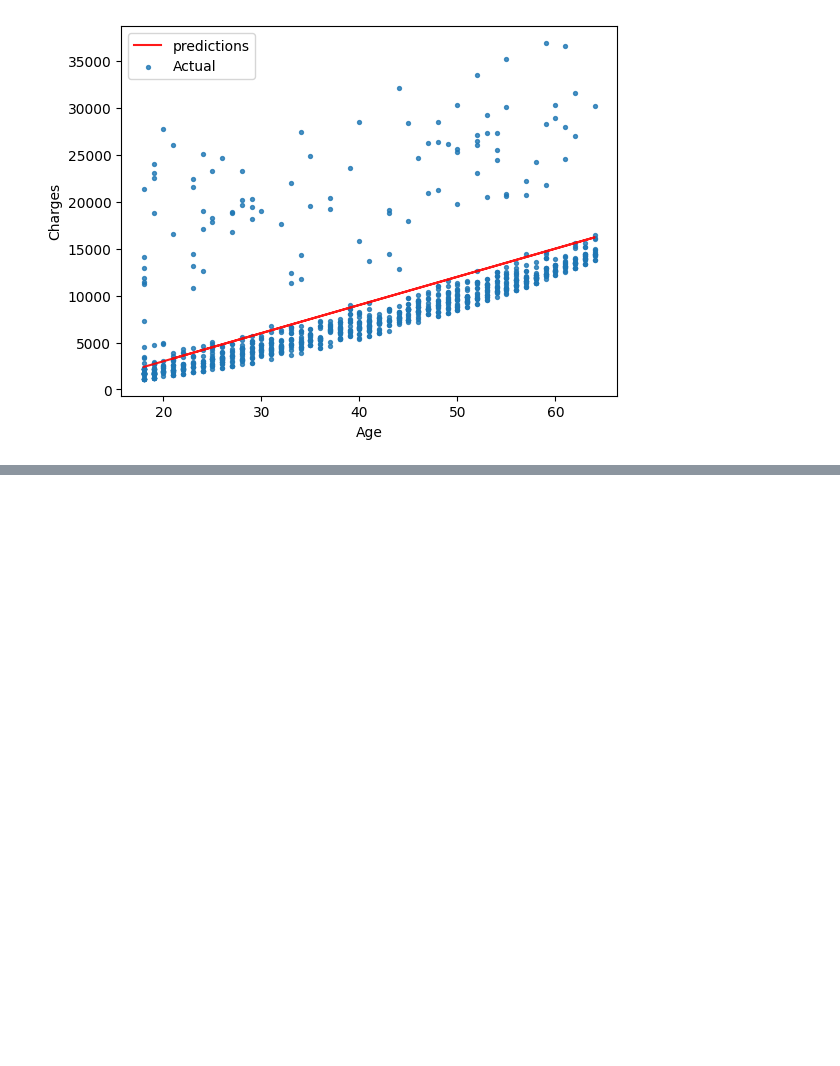
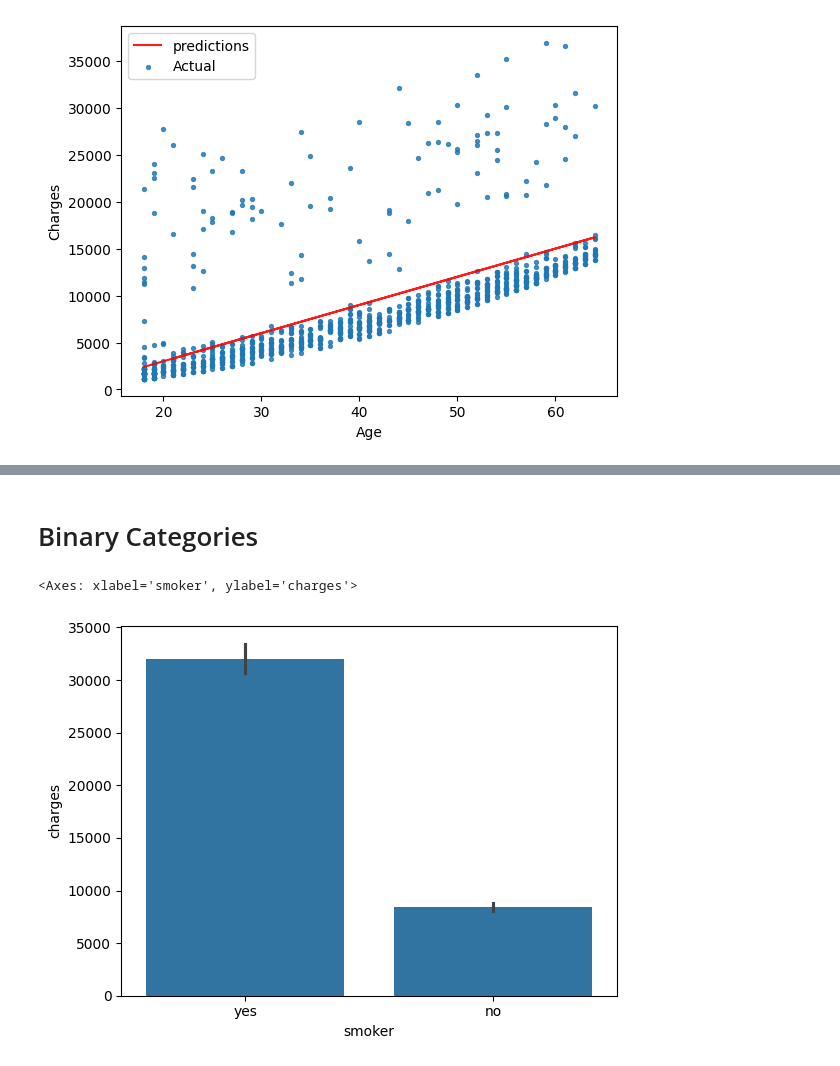
Before and after one commit to Prakashh-Das/Mechine-Learning-Practice, a Jupyter notebook: Medical_Bill_Charges_Prediction.ipynb, the cells around one changed output, grey strips where cells are left out. Cells and saved outputs as stored; diff of their text form; code cells hidden in the pictures; blank space fills up the shorter version.

```diff
--- a/Medical_Bill_Charges_Prediction.ipynb
+++ b/Medical_Bill_Charges_Prediction.ipynb
@@ -276,0 +429,7 @@ RMSE Loss:  4700.736524304107
+# %% [markdown]
+# Binary Categories
+# %%
+sns.barplot(data=medical_charges_df, x='smoker', y='charges')
+# %% [output]
+<Axes: xlabel='smoker', ylabel='charges'>
+[figure, added]
```
Also changed, not shown: parts of 36 cells of this notebook.
